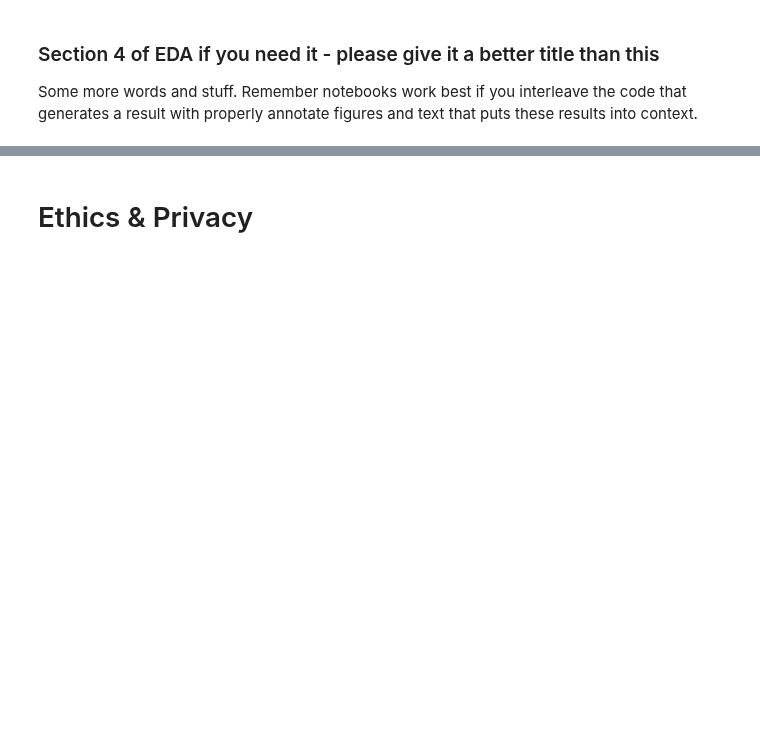
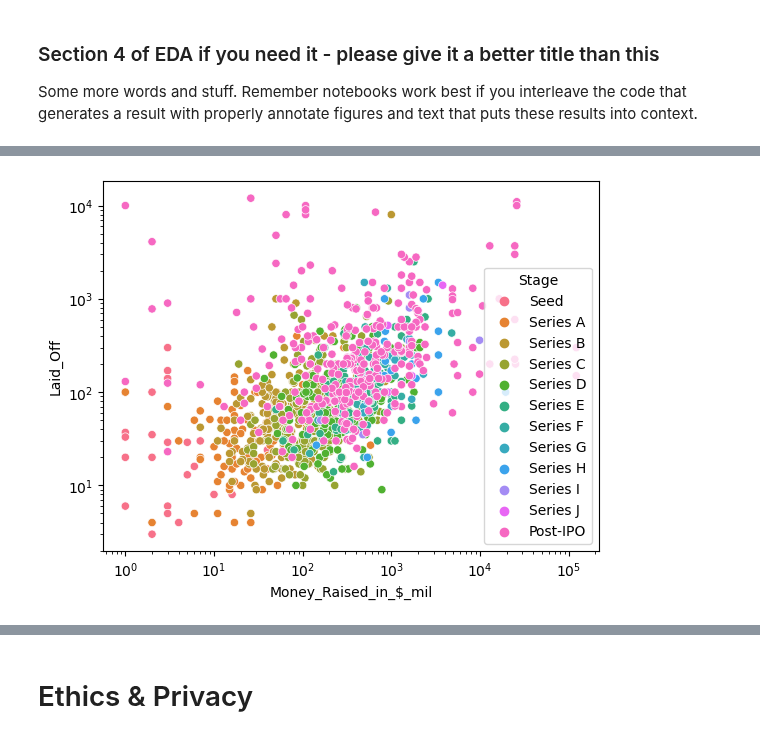
Before and after one commit to COGS108/Group019_WI24, a Jupyter notebook: EDACheckpoint_Group019_WI24.ipynb, the cells around one changed output, grey strips where cells are left out. Saved outputs shown, nothing was run; the diff lists cells and outputs as text; code cells hidden in the pictures; blank space fills up the shorter version.

```diff
--- a/EDACheckpoint_Group019_WI24.ipynb
+++ b/EDACheckpoint_Group019_WI24.ipynb
@@ -136,0 +149,14 @@ Some more words and stuff.  Remember notebooks work best if you interleave the c
+# %%
+std_stages = ['Seed', 'Series A', 'Series B', 'Series C', 'Series D', 'Series E', 'Series F', 'Series G', 'Series H', 'Series I', 'Series J', 'Post-IPO']
+stages = ['Seed', 'Series A', 'Series B', 'Series C', 'Series D', 'Series E', 'Series F', 'Series G', 'Series H', 'Series I', 'Series J', 'Post-IPO',
+'Acquired', 'Private Equity …', 'Subsidi…', 'Unknown']
+df["Money_Raised_in_$_mil"] = df["Money_Raised_in_$_mil"].apply(lambda x: float(str(x).replace("$","")))
+
+df["Stage_i"] = df["Stage"].apply(lambda x: stages.index(x))
+df = df.sort_values(by=["Stage_i"])
+
+sns.scatterplot(x="Money_Raised_in_$_mil", y="Laid_Off", hue="Stage", data=df[df["Stage"].isin(std_stages)])
+plt.xscale("log")
+plt.yscale("log")
+# %% [output]
+[figure, added]
```
Also changed, not shown: parts of 12 cells of this notebook.
